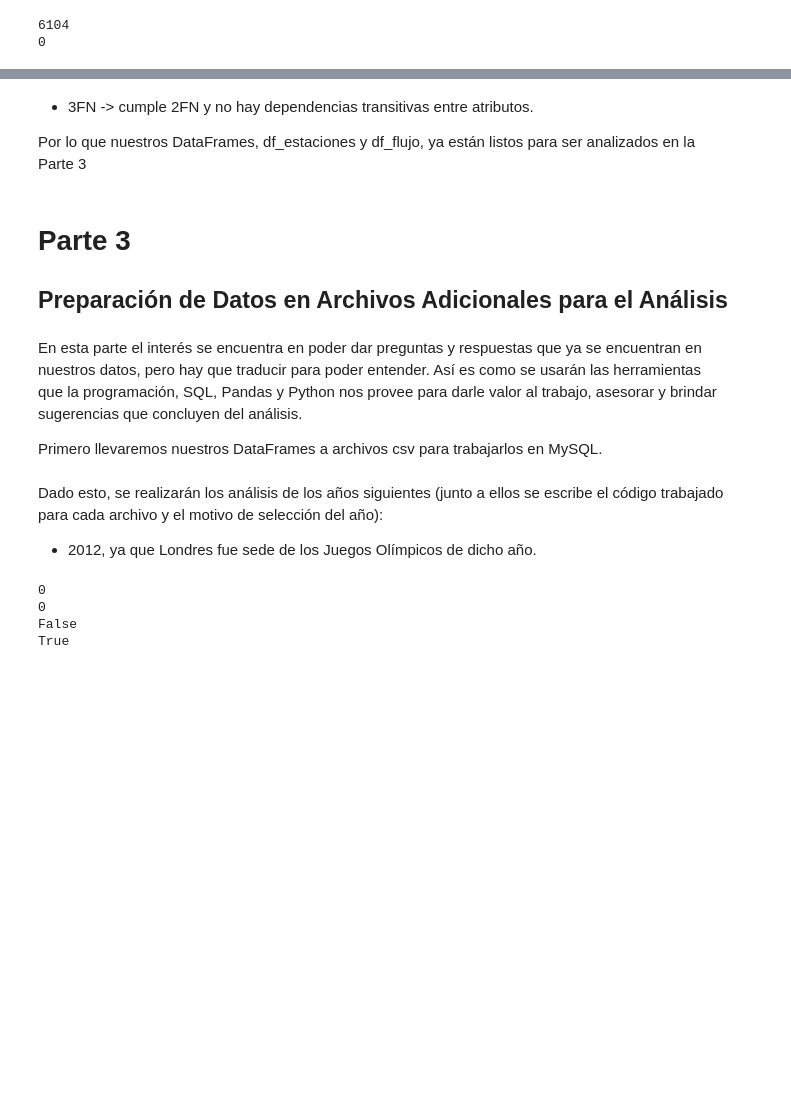
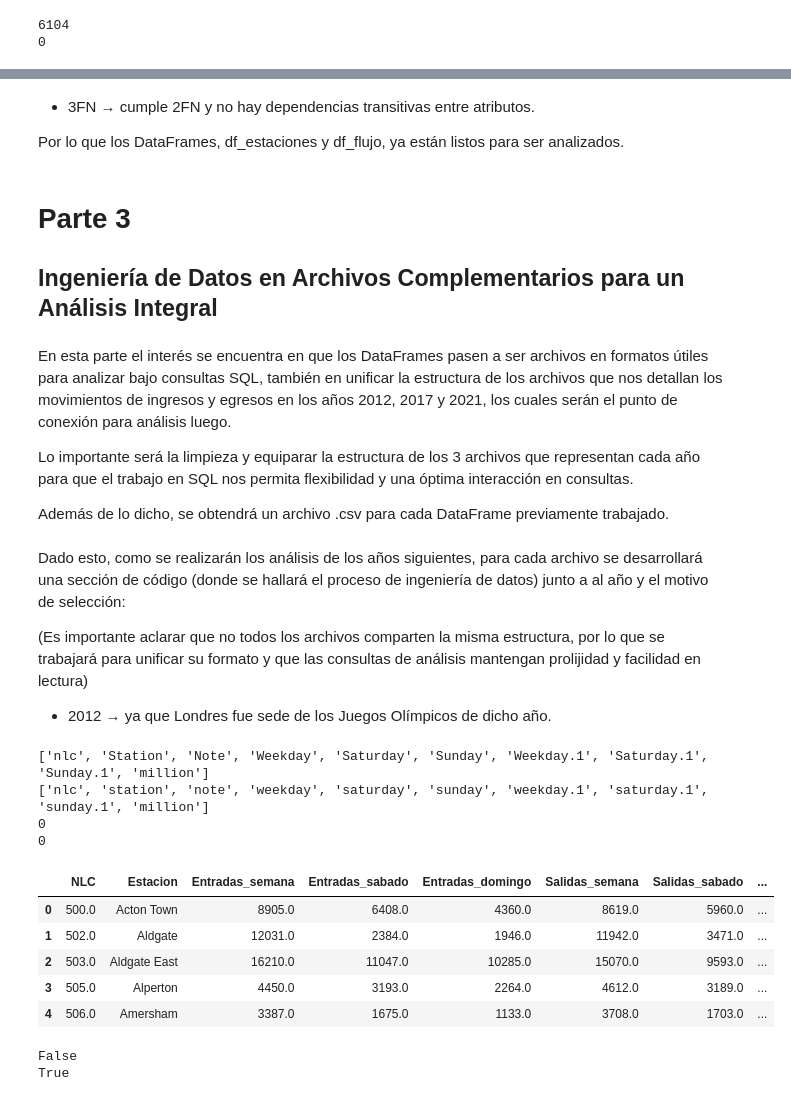
Before and after one commit to MatiasTabak/TFL-Station-Data-Pipeline, a Jupyter notebook: notebooks/data_work.ipynb, the cells around one changed output, grey strips where cells are left out. Saved outputs shown, nothing was run; the diff lists cells and outputs as text; code cells hidden in the pictures; blank space fills up the shorter version.

```diff
--- a/notebooks/data_work.ipynb
+++ b/notebooks/data_work.ipynb
@@ -234,69 +249,82 @@ print(df_estaciones.duplicated().sum())
 # %% [markdown]
-- 3FN -> cumple 2FN y no hay dependencias transitivas entre atributos.
+- 3FN &rarr; cumple 2FN y no hay dependencias transitivas entre atributos.
 
-Por lo que nuestros DataFrames, df_estaciones y df_flujo, ya están listos para ser analizados en la Parte 3
+Por lo que los DataFrames, df_estaciones y df_flujo, ya están listos para ser analizados.
 # %% [markdown]
 # Parte 3
 
-## Preparación de Datos en Archivos Adicionales para el Análisis
+## Ingeniería de Datos en Archivos Complementarios para un Análisis Integral
 # %% [markdown]
-En esta parte el interés se encuentra en poder dar preguntas y respuestas que ya se encuentran en nuestros datos, pero hay que traducir para poder entender. Así es como se usarán las herramientas que la programación, SQL, Pandas y Python nos provee para darle valor al trabajo, asesorar y brindar sugerencias que concluyen del análisis.
+En esta parte el interés se encuentra en que los DataFrames pasen a ser archivos en formatos útiles para analizar bajo consultas SQL, también en unificar la estructura de los archivos que nos detallan los movimientos de ingresos y egresos en los años 2012, 2017 y 2021, los cuales serán el punto de conexión para análisis luego.
 
-Primero llevaremos nuestros DataFrames a archivos csv para trabajarlos en MySQL.
+Lo importante será la limpieza y equiparar la estructura de los 3 archivos que representan cada año para que el trabajo en SQL nos permita flexibilidad y una óptima interacción en consultas.
+
+Además de lo dicho, se obtendrá un archivo .csv para cada DataFrame previamente trabajado.
 # %%
 df_estaciones.to_csv('estaciones_limpias.csv', index = False, encoding = 'utf-8')
 
 df_flujo.to_csv('flujo_pasajeros.csv', index = False, encoding = 'utf-8')
 # %% [markdown]
-Dado esto, se realizarán los análisis de los años siguientes (junto a ellos se escribe el código trabajado para cada archivo y el motivo de selección del año):
+Dado esto, como se realizarán los análisis de los años siguientes, para cada archivo se desarrollará una sección de código (donde se hallará el proceso de ingeniería de datos) junto a al año y el motivo de selección:
 
-- 2012, ya que Londres fue sede de los Juegos Olímpicos de dicho año.
+(Es importante aclarar que no todos los archivos comparten la misma estructura, por lo que se trabajará para unificar su formato y que las consultas de análisis mantengan prolijidad y facilidad en lectura)
+
+- 2012 &rarr; ya que Londres fue sede de los Juegos Olímpicos de dicho año.
 # %%
 df_olimpics = pd.read_csv('Weekly Data 2012.csv', skiprows=6) #Se saltea las primeras 6 líneas que no aportan información
 
 df_olimpics.dropna(how='all', inplace = True)
 
+print(df_olimpics.columns.to_list())
+
 df_olimpics.columns = df_olimpics.columns.str.strip().str.replace('\n', ' ').str.lower() #Con el .strip() eliminamos los vacios dentro de cada nombre de columna, dejando únicamente los strings que no son vacíos; con el .str.replace() reemplazamos los saltos de línea por espacios y con el .lower() hacemos que los nombres de las columnas queden en mínuscula, que nos es útil para luego trabajar bajo un criterio único
 
-df_olimpics = df_olimpics.drop(columns=['note']) #Se decide eliminar esta columna ya que no aportaba información para las consultas
+print(df_olimpics.columns.to_list())
+
+df_olimpics = df_olimpics.drop(columns=['note']) #Se decide eliminar esta columna ya que no aportaba información para las próximas consultas
 
 nuevas_columnas_2012 = {'nlc' : 'NLC',
                    'station' : 'Estacion',
                    'weekday' : 'Entradas_semana',
                    'saturday' : 'Entradas_sabado',
                    'sunday' : 'Entradas_domingo',
                    'weekday.1' : 'Salidas_semana',
                    'saturday.1' : 'Salidas_sabado',
                    'sunday.1' : 'Salidas_domingo',
                    'million' : 'Entradas_salidas_anual_millones'}
 
 df_olimpics = df_olimpics.rename(columns = nuevas_columnas_2012)
 
 '''Se verifica que se cuenta con un DataFrame limpio'''
 
 print(df_olimpics.isna().sum().sum()) #Output = 0, no hay nulls en el DataFrame
 
 print(df_olimpics.duplicated().sum()) #Output = 0, no existen filas duplicadas
 
-'''Se ordena por NLC descendente, se elimina la primer fila que está vacía y se reestructura el índice'''
-
-print(df_olimpics['NLC'].equals(df_olimpics['NLC'].sort_values(ascending= True))) #Output = False
-
-df_olimpics = df_olimpics.sort_values(by = 'NLC', ascending = True)
-
-print(df_olimpics['NLC'].equals(df_olimpics['NLC'].sort_values(ascending= True))) #Output = True
-
-df_olimpics = df_olimpics.drop(df_olimpics.index[0])
-
-df_olimpics = df_olimpics.reset_index(drop = True)
-
-columnas_a_castear_2012 = df_olimpics.drop(columns=['Estacion', 'Entradas_salidas_anual_millones']).columns.to_list()
-
-df_olimpics[columnas_a_castear_2012] = df_olimpics[columnas_a_castear_2012].astype(int)
-
-df_olimpics.to_csv('movimientos_año_2012.csv', index = False, encoding = 'utf-8')
+df_olimpics.head()
 # %% [output]
+['nlc', 'Station', 'Note', 'Weekday', 'Saturday', 'Sunday', 'Weekday.1', 'Saturday.1', 'Sunday.1', 'million']
+['nlc', 'station', 'note', 'weekday', 'saturday', 'sunday', 'weekday.1', 'saturday.1', 'sunday.1', 'million']
 0
 0
-False
-True
+|  | NLC | Estacion | Entradas_semana | Entradas_sabado | Entradas_domingo | Salidas_semana | Salidas_sabado | ... |
+| 0 | 500.0 | Acton Town | 8905.0 | 6408.0 | 4360.0 | 8619.0 | 5960.0 | ... |
+| 1 | 502.0 | Aldgate | 12031.0 | 2384.0 | 1946.0 | 11942.0 | 3471.0 | ... |
+| 2 | 503.0 | Aldgate East | 16210.0 | 11047.0 | 10285.0 | 15070.0 | 9593.0 | ... |
+| 3 | 505.0 | Alperton | 4450.0 | 3193.0 | 2264.0 | 4612.0 | 3189.0 | ... |
+| 4 | 506.0 | Amersham | 3387.0 | 1675.0 | 1133.0 | 3708.0 | 1703.0 | ... |
+# %%
+'''Se ordena por NLC descendente, se elimina la primer fila que está vacía y se reestructura el índice'''
+
+print(df_olimpics['NLC'].equals(df_olimpics['NLC'].sort_values(ascending= True))) #Output = False
+
+df_olimpics = df_olimpics.sort_values(by = 'NLC', ascending = True)
+
+print(df_olimpics['NLC'].equals(df_olimpics['NLC'].sort_values(ascending= True))) #Output = True
+
+df_olimpics = df_olimpics.drop(df_olimpics.index[0])
+
+df_olimpics = df_olimpics.reset_index(drop = True)
+# %% [output]
+False
+True
```
Also changed, not shown: parts of 30 cells of this notebook.
